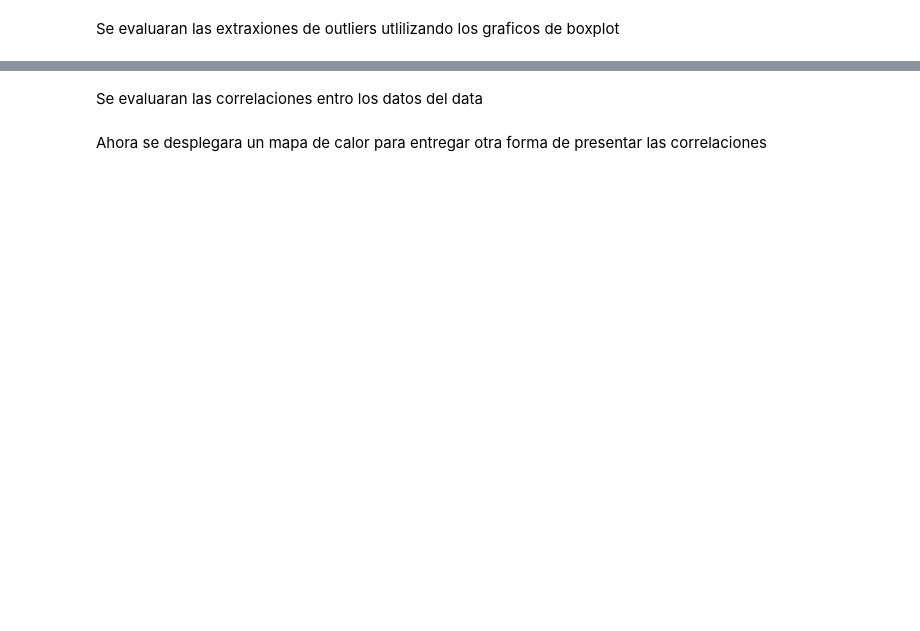
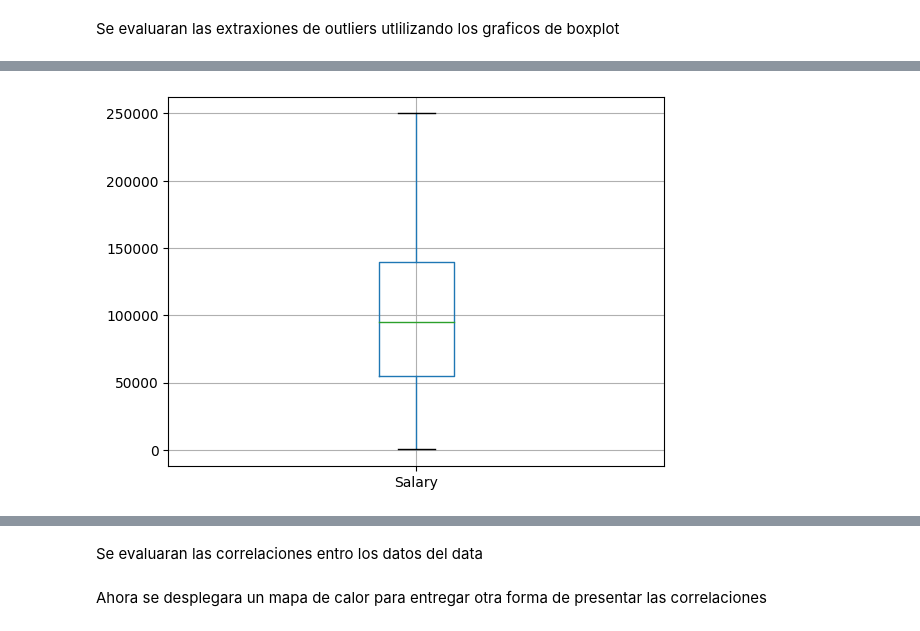
Before and after one commit to AlejoBovet/MachineLearningPublic, a Jupyter notebook: Practica1.ipynb, the cells around one changed output, grey strips where cells are left out. Saved outputs shown, nothing was run; the diff lists cells and outputs as text; code cells hidden in the pictures; blank space fills up the shorter version.

```diff
--- a/Practica1.ipynb
+++ b/Practica1.ipynb
@@ -115,0 +254,6 @@ Se evaluaran las extraxiones de outliers utlilizando los graficos de boxplot
+# %%
+#Salary
+df4.boxplot(column=['Salary'])
+plt.show()
+# %% [output]
+[figure, added]
```
Also changed, not shown: parts of 27 cells of this notebook.
